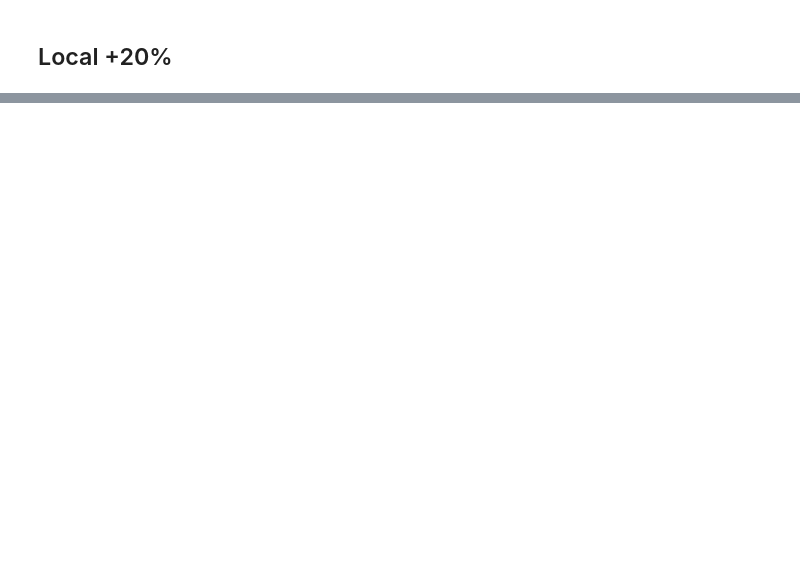
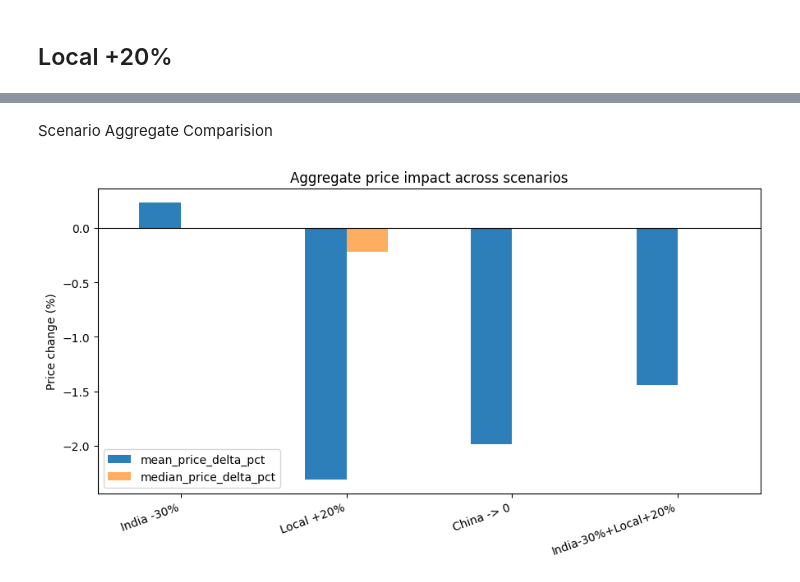
Before and after one commit to kamalpokhara/apioloooo, a Jupyter notebook: src/004scenario_test.ipynb, the cells around one changed output, grey strips where cells are left out. Saved outputs shown, nothing was run; the diff lists cells and outputs as text; code cells hidden in the pictures; blank space fills up the shorter version.

```diff
--- a/src/004scenario_test.ipynb
+++ b/src/004scenario_test.ipynb
@@ -119,0 +148,8 @@ print(results_india[results_india['status']=='ok'].sort_values('price_delta_pct'
+# %%
+results_china, summary_china = run_scenario_report(
+    d, {'china': 0.0}, products=None,
+    price_booster=booster, feature_cols=feature_cols, cat_cols=cat_cols,
+    product_vol_stats=product_vol_stats, scaling_ref=scaling_ref,
+    src_cols=src_cols, imp_cols=imp_cols
+)
+print(summary_china)
@@ -119,0 +274,21 @@ print(results_india[results_india['status']=='ok'].sort_values('price_delta_pct'
+# %% [markdown]
+Scenario Aggregate Comparision
+# %%
+agg_compare = pd.DataFrame({
+    'India -30%': summary_india,
+    'Local +20%': summary_local,
+    'China -> 0': summary_china,
+    'India-30%+Local+20%': summary_combined,
+}).T
+
+fig, ax = plt.subplots(figsize=(9,5))
+agg_compare[['mean_price_delta_pct','median_price_delta_pct']].plot(kind='bar', ax=ax, color=['#2c7fb8','#fdae61'])
+ax.axhline(0, color='black', linewidth=0.8)
+ax.set_ylabel('Price change (%)')
+ax.set_title('Aggregate price impact across scenarios')
+plt.xticks(rotation=20, ha='right')
+plt.tight_layout()
+plt.savefig('../outputs/images/scenario_aggregate_comparison.png', dpi=150)
+plt.show()
+# %% [output]
+[figure, added]
```
Also changed, not shown: parts of 21 cells of this notebook, 30 other files.
